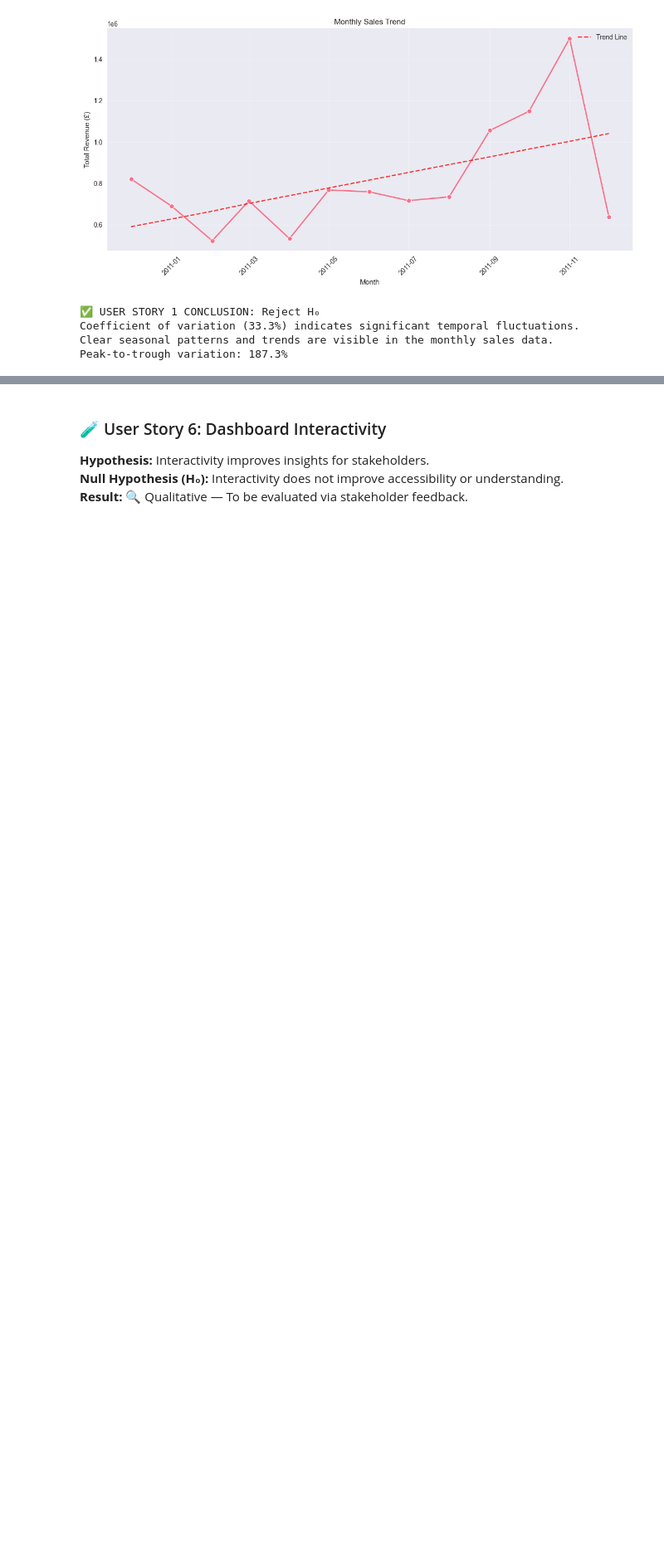
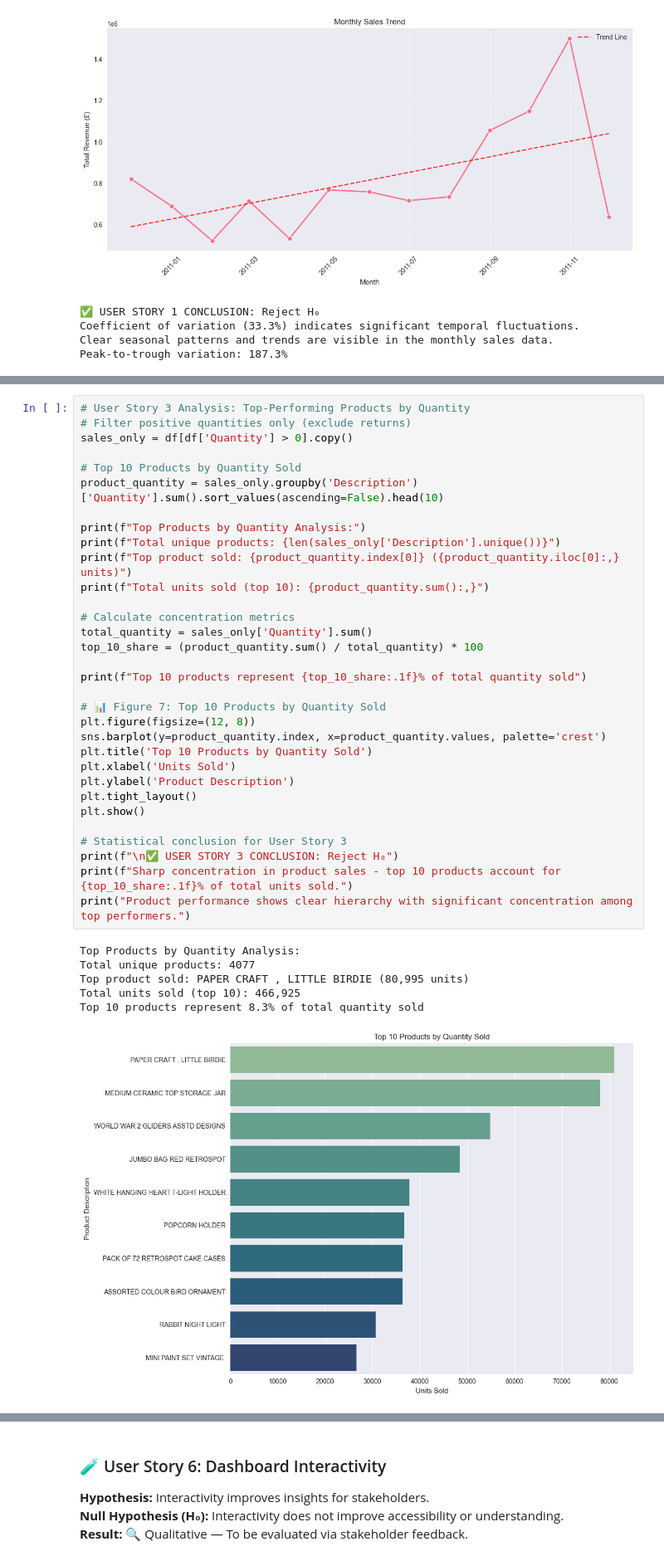
Before and after one commit to Julian-Elliott/online-retail-transaction-dashboard, a Jupyter notebook: notebook/hypothesis_testing.ipynb, the cells around one changed output, grey strips where cells are left out. Shown at 83% size. Drawn from its saved outputs; the diff is of its cells as text; blank space fills up the shorter version.

```diff
--- a/notebook/hypothesis_testing.ipynb
+++ b/notebook/hypothesis_testing.ipynb
@@ -406,0 +479,39 @@ Peak-to-trough variation: 187.3%
+# %%
+# User Story 3 Analysis: Top-Performing Products by Quantity
+# Filter positive quantities only (exclude returns)
+sales_only = df[df['Quantity'] > 0].copy()
+
+# Top 10 Products by Quantity Sold
+product_quantity = sales_only.groupby('Description')['Quantity'].sum().sort_values(ascending=False).head(10)
+
+print(f"Top Products by Quantity Analysis:")
+print(f"Total unique products: {len(sales_only['Description'].unique())}")
+print(f"Top product sold: {product_quantity.index[0]} ({product_quantity.iloc[0]:,} units)")
+print(f"Total units sold (top 10): {product_quantity.sum():,}")
+
+# Calculate concentration metrics
+total_quantity = sales_only['Quantity'].sum()
+top_10_share = (product_quantity.sum() / total_quantity) * 100
+
+print(f"Top 10 products represent {top_10_share:.1f}% of total quantity sold")
+
+# 📊 Figure 7: Top 10 Products by Quantity Sold
+plt.figure(figsize=(12, 8))
+sns.barplot(y=product_quantity.index, x=product_quantity.values, palette='crest')
+plt.title('Top 10 Products by Quantity Sold')
+plt.xlabel('Units Sold')
+plt.ylabel('Product Description')
+plt.tight_layout()
+plt.show()
+
+# Statistical conclusion for User Story 3
+print(f"\n✅ USER STORY 3 CONCLUSION: Reject H₀")
+print(f"Sharp concentration in product sales - top 10 products account for {top_10_share:.1f}% of total units sold.")
+print("Product performance shows clear hierarchy with significant concentration among top performers.")
+# %% [output]
+Top Products by Quantity Analysis:
+Total unique products: 4077
+Top product sold: PAPER CRAFT , LITTLE BIRDIE (80,995 units)
+Total units sold (top 10): 466,925
+Top 10 products represent 8.3% of total quantity sold
+[figure, added]
```
Also changed, not shown: parts of 9 cells of this notebook.
